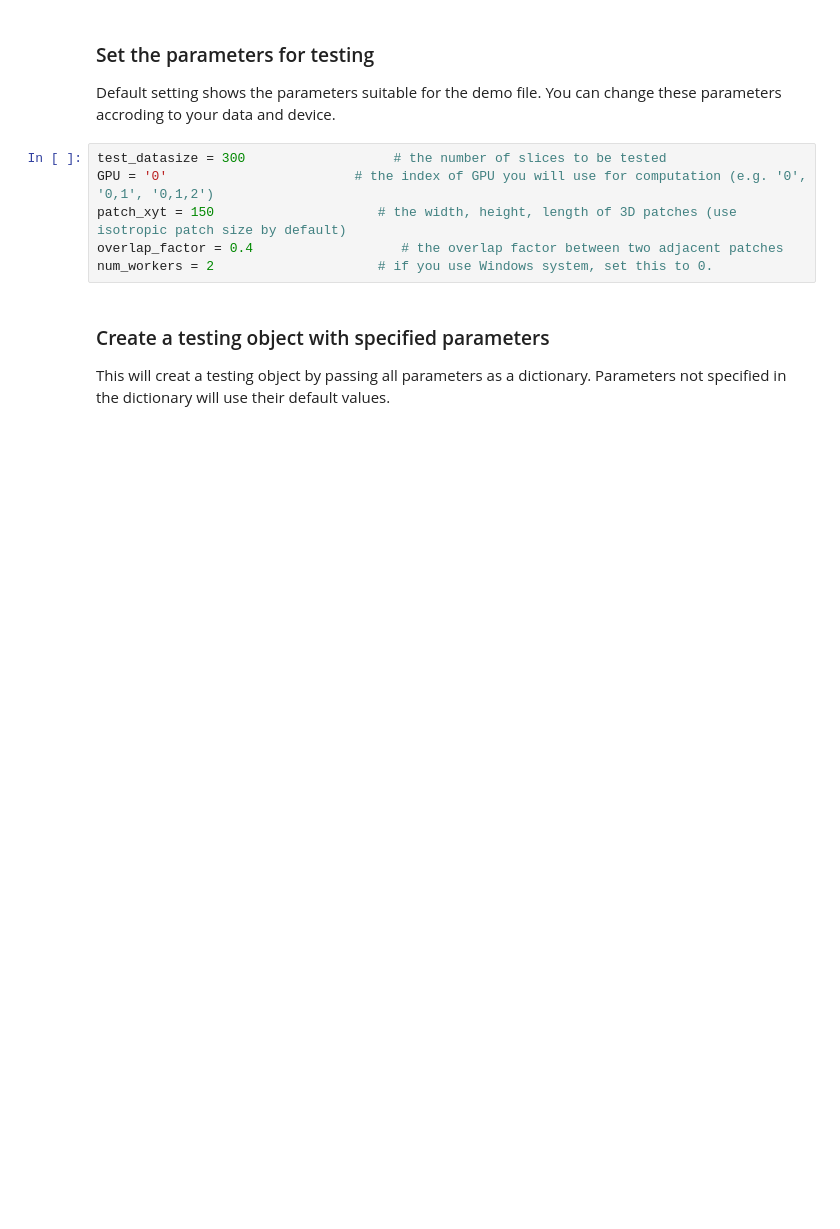
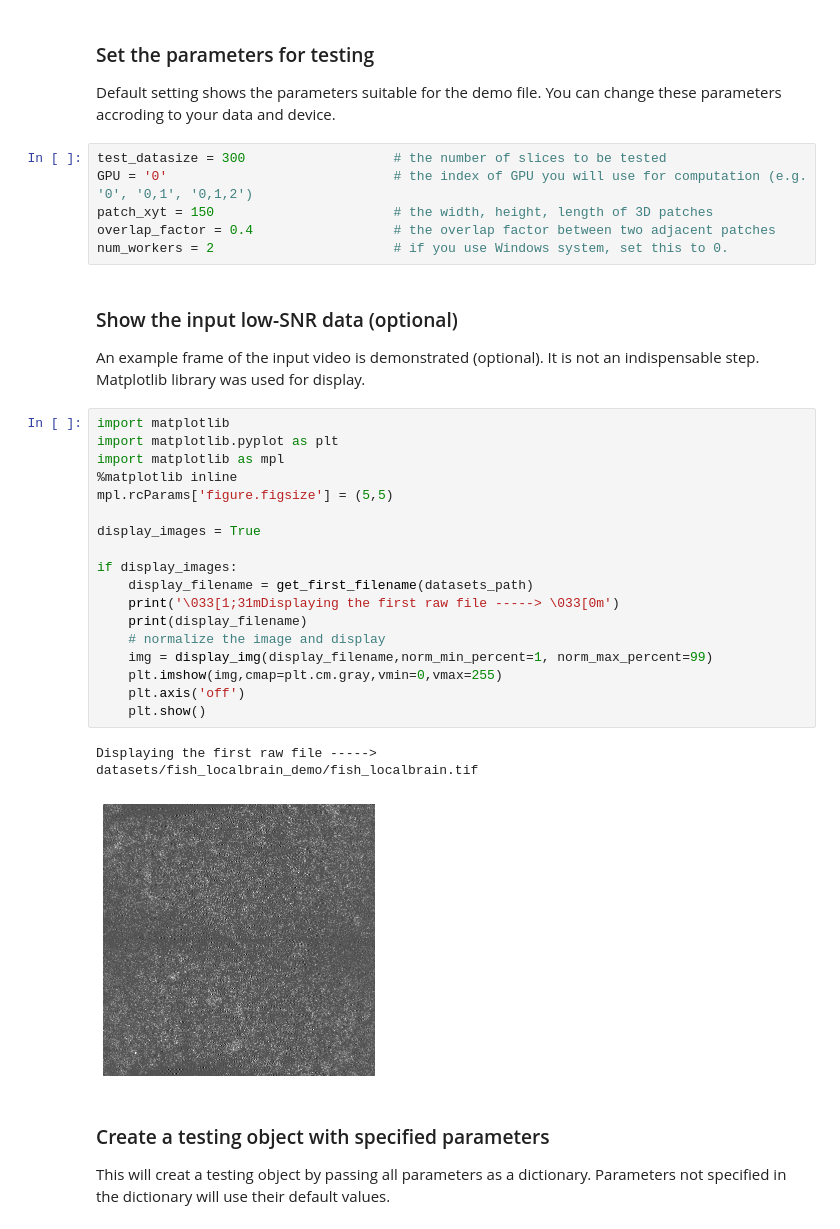
Before and after one commit to cabooster/DeepCAD-RT, a Jupyter notebook: DeepCAD_RT_pytorch/notebooks/DeepCAD_RT_demo_colab.ipynb, the cells around one changed output. Saved outputs shown, nothing was run; the diff lists cells and outputs as text; blank space fills up the shorter version.

```diff
--- a/DeepCAD_RT_pytorch/notebooks/DeepCAD_RT_demo_colab.ipynb
+++ b/DeepCAD_RT_pytorch/notebooks/DeepCAD_RT_demo_colab.ipynb
@@ -169,10 +229,36 @@ else:
 Default setting shows the parameters suitable for the demo file. You can change these parameters accroding to your data and device.
 # %%
 test_datasize = 300                   # the number of slices to be tested
-GPU = '0'                        # the index of GPU you will use for computation (e.g. '0', '0,1', '0,1,2')
-patch_xyt = 150                     # the width, height, length of 3D patches (use isotropic patch size by default)
-overlap_factor = 0.4                   # the overlap factor between two adjacent patches
-num_workers = 2                     # if you use Windows system, set this to 0.
+GPU = '0'                             # the index of GPU you will use for computation (e.g. '0', '0,1', '0,1,2')
+patch_xyt = 150                       # the width, height, length of 3D patches
+overlap_factor = 0.4                  # the overlap factor between two adjacent patches
+num_workers = 2                       # if you use Windows system, set this to 0.
+# %% [markdown]
+### Show the input low-SNR data (optional)
+
+An example frame of the input video is demonstrated (optional). It is not an indispensable step. Matplotlib library was used for display.
+# %%
+import matplotlib
+import matplotlib.pyplot as plt
+import matplotlib as mpl
+%matplotlib inline
+mpl.rcParams['figure.figsize'] = (5,5)
+
+display_images = True
+
+if display_images:
+    display_filename = get_first_filename(datasets_path)
+    print('\033[1;31mDisplaying the first raw file -----> \033[0m')
+    print(display_filename)
+    # normalize the image and display
+    img = display_img(display_filename,norm_min_percent=1, norm_max_percent=99)
+    plt.imshow(img,cmap=plt.cm.gray,vmin=0,vmax=255)
+    plt.axis('off')
+    plt.show()
+# %% [output]
+Displaying the first raw file ----->
+datasets/fish_localbrain_demo/fish_localbrain.tif
+[figure, added]
 # %% [markdown]
 ### Create a testing object with specified parameters
 This will creat a testing object by passing all parameters as a dictionary. Parameters not specified in the dictionary will use their default values.
```
Also changed, not shown: parts of 23 cells of this notebook.
